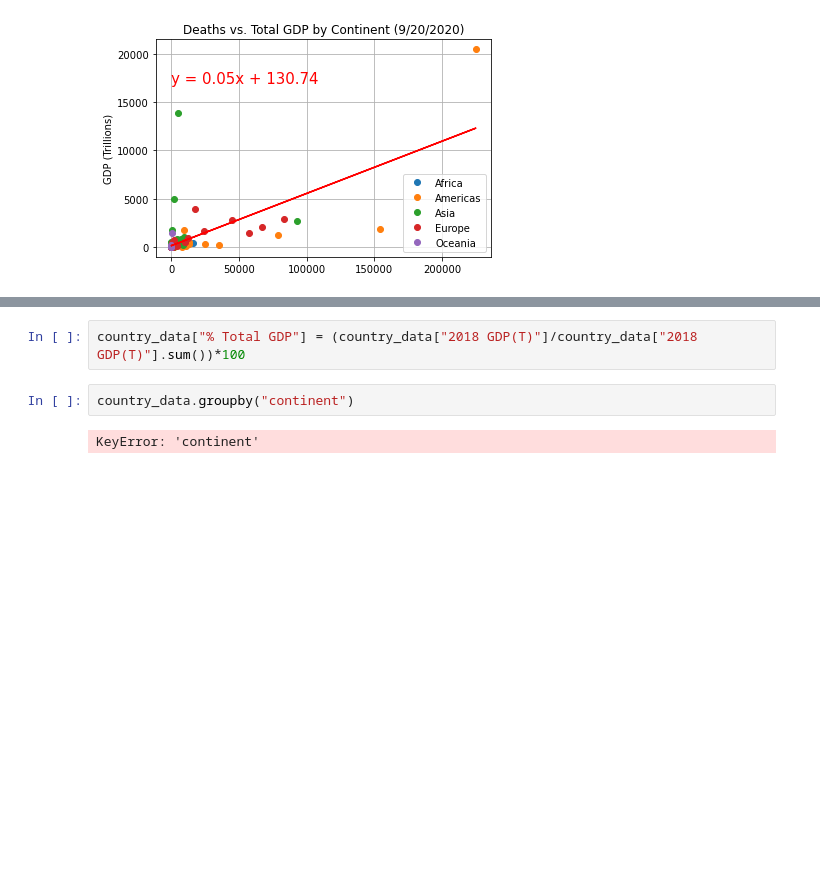
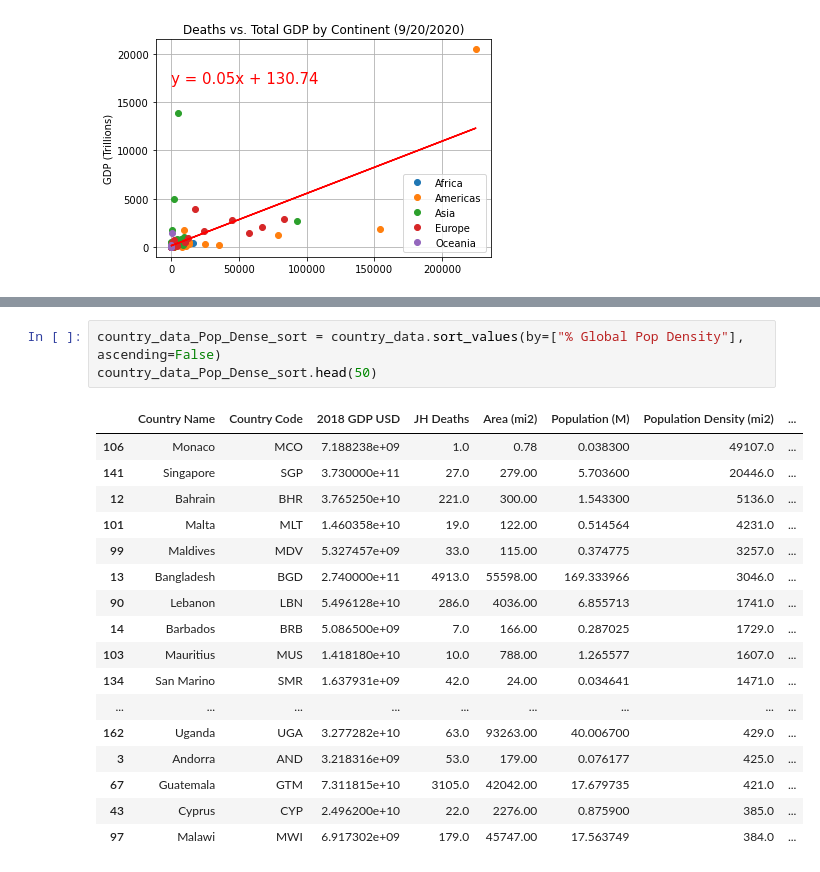
Before and after one commit to mcbien/Project_One, a Jupyter notebook: Project One - Charting.ipynb, the cells around one changed output, grey strips where cells are left out. Saved outputs shown, nothing was run; the diff lists cells and outputs as text; blank space fills up the shorter version.

```diff
--- a/Project One - Charting.ipynb
+++ b/Project One - Charting.ipynb
@@ -385,9 +371,24 @@ country_data_GDP_sort.head()
 | 82 | Japan | JPN | 4.950000e+12 | 2362.0 | 145937.0 | 126.010000 | 863.0 | ... |
 | 63 | Germany | DEU | 3.950000e+12 | 17249.0 | 137903.0 | 83.149300 | 603.0 | ... |
 | 165 | United Kingdom | GBR | 2.860000e+12 | 82976.0 | 93628.0 | 67.886004 | 725.0 | ... |
-# %%
-country_data["% Total GDP"] = (country_data["2018 GDP(T)"]/country_data["2018 GDP(T)"].sum())*100
-# %%
-country_data.groupby("continent")
-# %% [output]
-KeyError: 'continent'
+# %%
+country_data_Pop_Dense_sort = country_data.sort_values(by=["% Global Pop Density"], ascending=False)
+country_data_Pop_Dense_sort.head(50)
+# %% [output]
+|  | Country Name | Country Code | 2018 GDP USD | JH Deaths | Area (mi2) | Population (M) | Population Density (mi2) | ... |
+| 106 | Monaco | MCO | 7.188238e+09 | 1.0 | 0.78 | 0.038300 | 49107.0 | ... |
+| 141 | Singapore | SGP | 3.730000e+11 | 27.0 | 279.00 | 5.703600 | 20446.0 | ... |
+| 12 | Bahrain | BHR | 3.765250e+10 | 221.0 | 300.00 | 1.543300 | 5136.0 | ... |
+| 101 | Malta | MLT | 1.460358e+10 | 19.0 | 122.00 | 0.514564 | 4231.0 | ... |
+| 99 | Maldives | MDV | 5.327457e+09 | 33.0 | 115.00 | 0.374775 | 3257.0 | ... |
+| 13 | Bangladesh | BGD | 2.740000e+11 | 4913.0 | 55598.00 | 169.333966 | 3046.0 | ... |
+| 90 | Lebanon | LBN | 5.496128e+10 | 286.0 | 4036.00 | 6.855713 | 1741.0 | ... |
+| 14 | Barbados | BRB | 5.086500e+09 | 7.0 | 166.00 | 0.287025 | 1729.0 | ... |
+| 103 | Mauritius | MUS | 1.418180e+10 | 10.0 | 788.00 | 1.265577 | 1607.0 | ... |
+| 134 | San Marino | SMR | 1.637931e+09 | 42.0 | 24.00 | 0.034641 | 1471.0 | ... |
+| ... | ... | ... | ... | ... | ... | ... | ... | ... |
+| 162 | Uganda | UGA | 3.277282e+10 | 63.0 | 93263.00 | 40.006700 | 429.0 | ... |
+| 3 | Andorra | AND | 3.218316e+09 | 53.0 | 179.00 | 0.076177 | 425.0 | ... |
+| 67 | Guatemala | GTM | 7.311815e+10 | 3105.0 | 42042.00 | 17.679735 | 421.0 | ... |
+| 43 | Cyprus | CYP | 2.496200e+10 | 22.0 | 2276.00 | 0.875900 | 385.0 | ... |
+| 97 | Malawi | MWI | 6.917302e+09 | 179.0 | 45747.00 | 17.563749 | 384.0 | ... |
```
Also changed, not shown: parts of 6 cells of this notebook, 7 other files.
